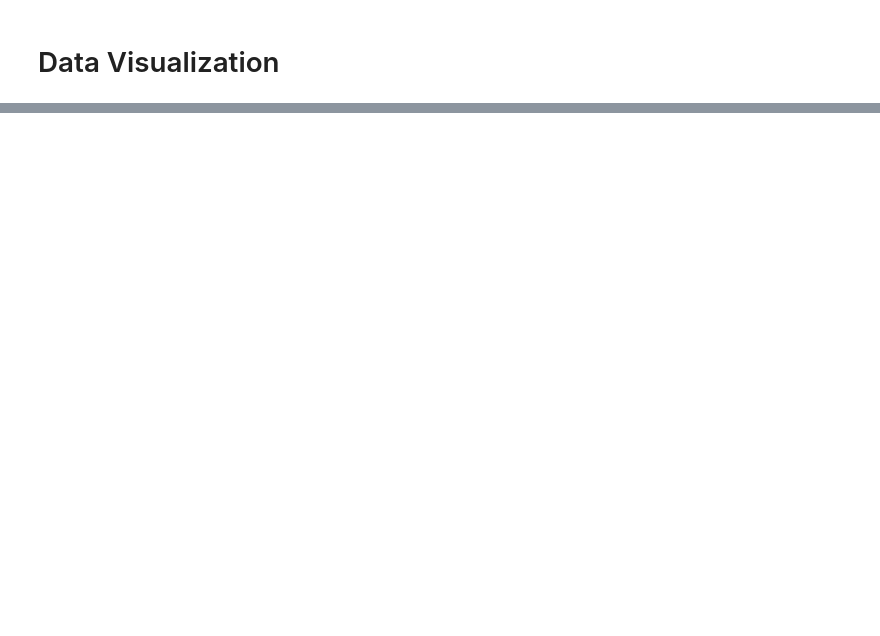
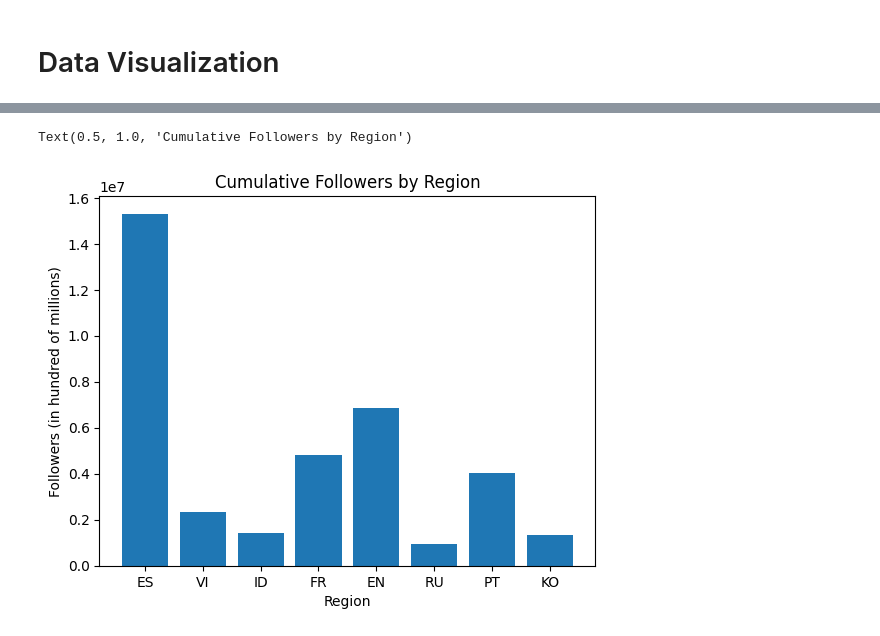
Before and after one commit to Neythin/twitch_visualization, a Jupyter notebook: data_visualization.ipynb, the cells around one changed output, grey strips where cells are left out. Cells and saved outputs as stored; diff of their text form; code cells hidden in the pictures; blank space fills up the shorter version.

```diff
--- a/data_visualization.ipynb
+++ b/data_visualization.ipynb
@@ -27,0 +46,8 @@ twitch
+# %%
+plt.bar(twitch["Region"], twitch["Followers"])
+plt.xlabel("Region")
+plt.ylabel("Followers (in hundred of millions)")
+plt.title("Cumulative Followers by Region")
+# %% [output]
+Text(0.5, 1.0, 'Cumulative Followers by Region')
+[figure, added]
```
Also changed, not shown: parts of 7 cells of this notebook, 2 other files.
